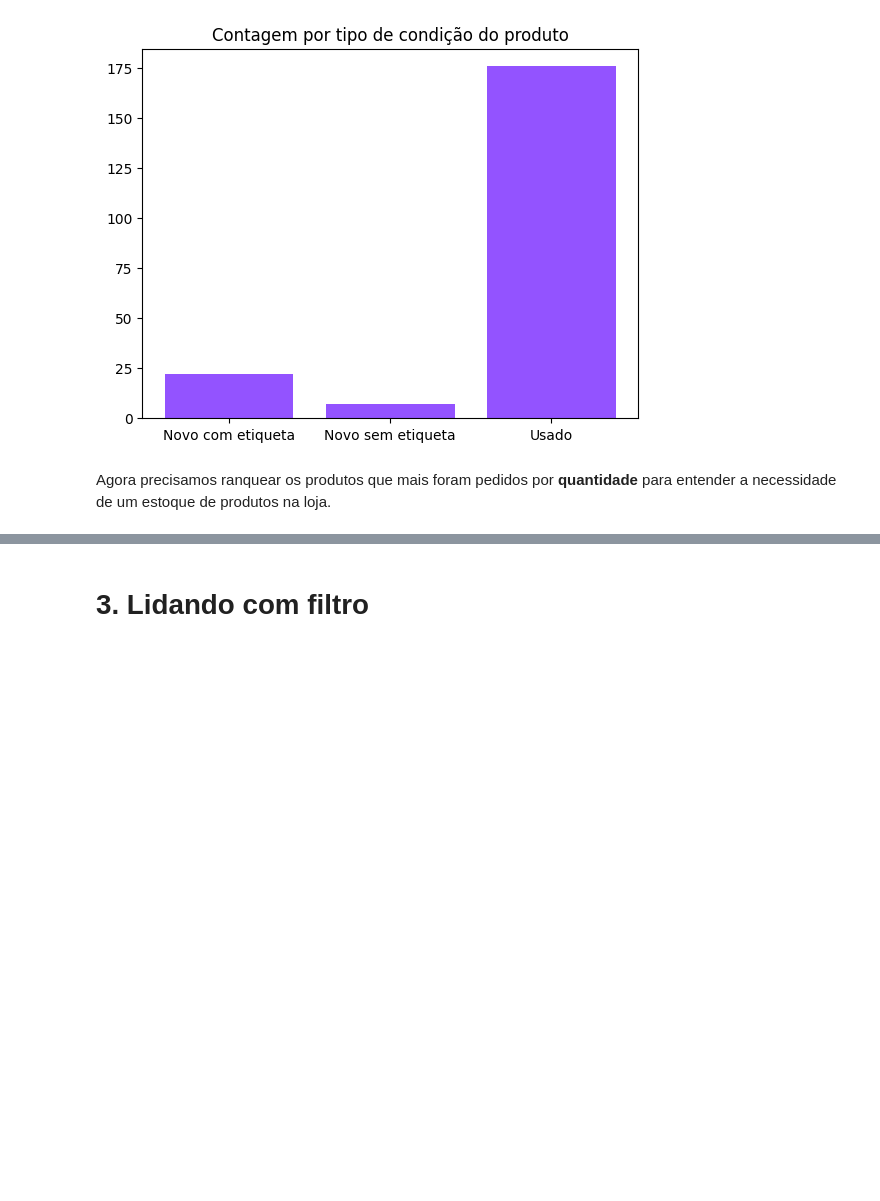
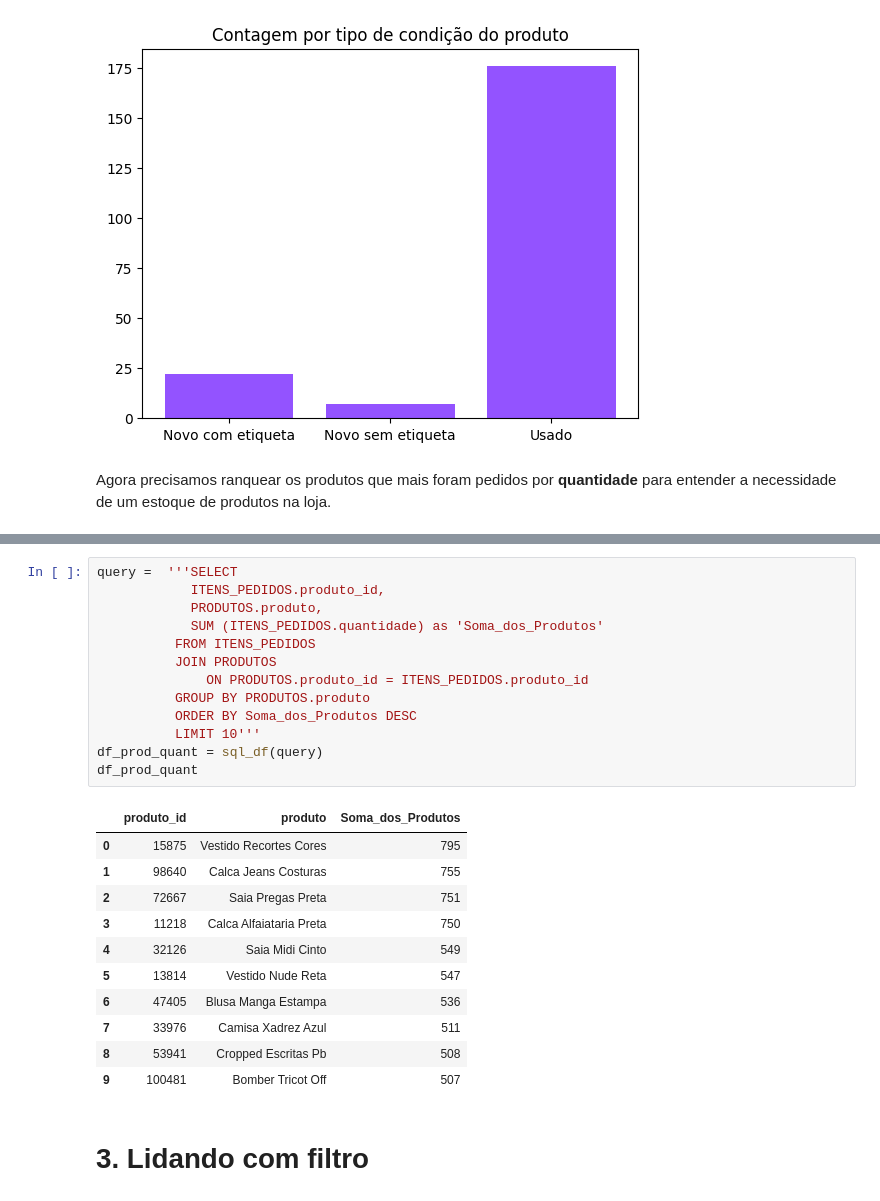
Before and after one commit to MaxRSilva/Python-An-lise_de_dados_com_SQL, a Jupyter notebook: Notebook_Meteora.ipynb, the cells around one changed output, grey strips where cells are left out. Saved outputs shown, nothing was run; the diff lists cells and outputs as text; blank space fills up the shorter version.

Commit message:
Criando um ranking de produtos mais vendidos

```diff
--- a/Notebook_Meteora.ipynb
+++ b/Notebook_Meteora.ipynb
@@ -105,3 +119,28 @@ Agora precisamos ranquear os produtos que mais foram pedidos por **quantidade**
+# %%
+query =  '''SELECT
+            ITENS_PEDIDOS.produto_id,
+            PRODUTOS.produto,
+            SUM (ITENS_PEDIDOS.quantidade) as 'Soma_dos_Produtos'
+          FROM ITENS_PEDIDOS
+          JOIN PRODUTOS
+              ON PRODUTOS.produto_id = ITENS_PEDIDOS.produto_id
+          GROUP BY PRODUTOS.produto
+          ORDER BY Soma_dos_Produtos DESC
+          LIMIT 10'''
+df_prod_quant = sql_df(query)
+df_prod_quant
+# %% [output]
+|  | produto_id | produto | Soma_dos_Produtos |
+| 0 | 15875 | Vestido Recortes Cores | 795 |
+| 1 | 98640 | Calca Jeans Costuras | 755 |
+| 2 | 72667 | Saia Pregas Preta | 751 |
+| 3 | 11218 | Calca Alfaiataria Preta | 750 |
+| 4 | 32126 | Saia Midi Cinto | 549 |
+| 5 | 13814 | Vestido Nude Reta | 547 |
+| 6 | 47405 | Blusa Manga Estampa | 536 |
+| 7 | 33976 | Camisa Xadrez Azul | 511 |
+| 8 | 53941 | Cropped Escritas Pb | 508 |
+| 9 | 100481 | Bomber Tricot Off | 507 |
 # %% [markdown]
 # 3. Lidando com filtro
 # %% [markdown]
```
Also changed, not shown: parts of 2 cells of this notebook.
